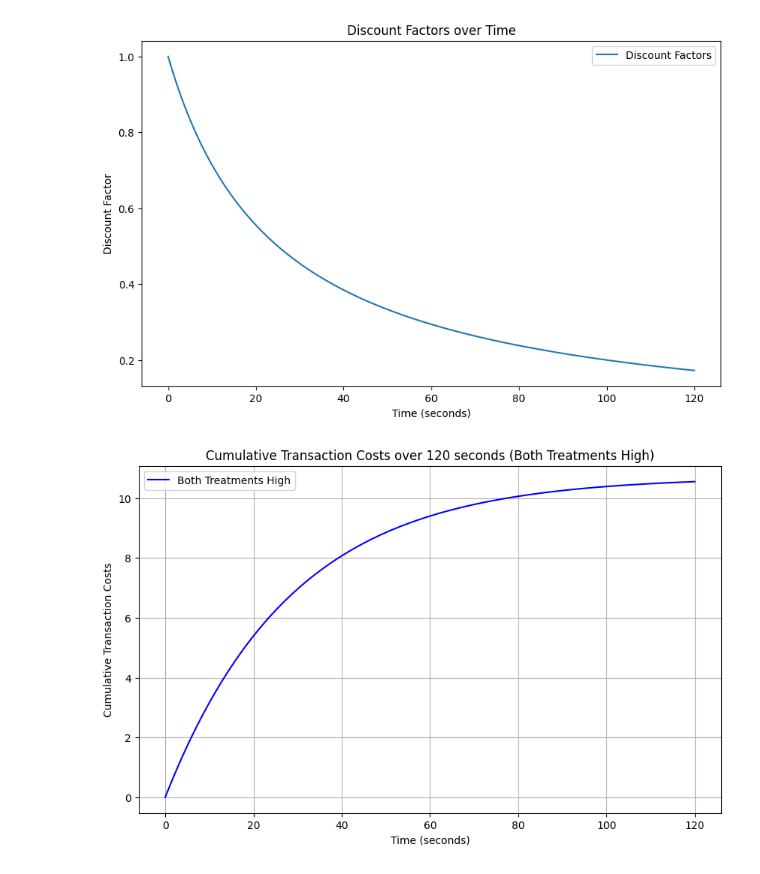
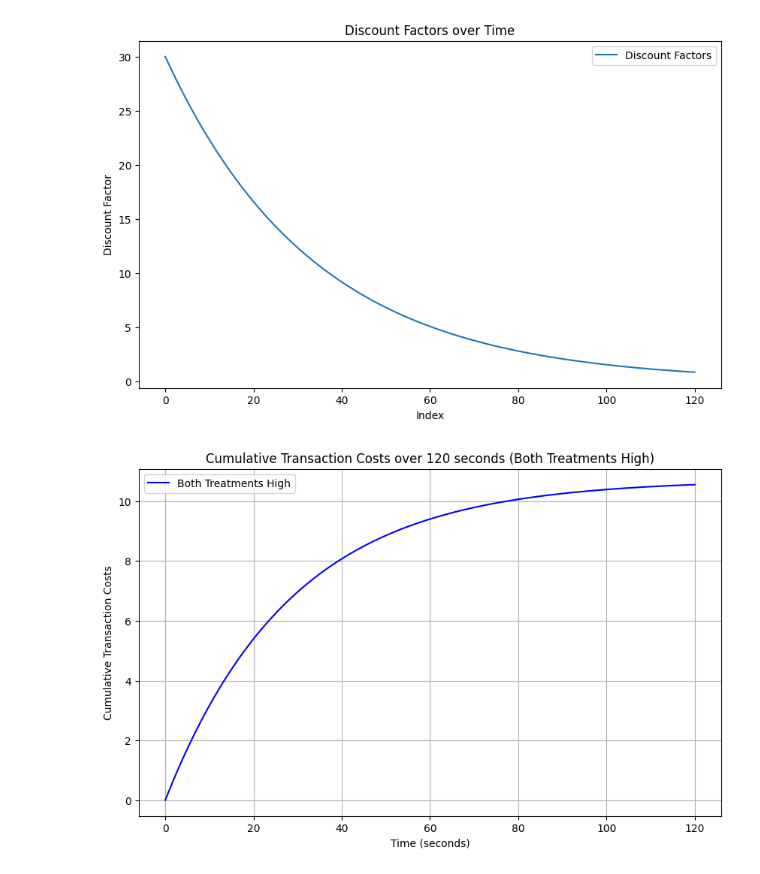
Before and after one commit to NicolasRoever/bargaining_experiment, a Jupyter notebook: sandbox.ipynb, the cells around one changed output. Cells and saved outputs as stored; diff of their text form; code cells hidden in the pictures.

Commit message:
Adjust payoffs with discount factor.

```diff
--- a/sandbox.ipynb
+++ b/sandbox.ipynb
@@ -15,25 +15,29 @@ def calculate_discount_factors_for_shrinking_pie(delay_treatment_high: bool, tot
         List[float]: A list of discount factors for each second of the bargaining period.
     """
 
-    discount_rate = 0.04 if delay_treatment_high else 0.01
+    discount_rate = 0.03 if delay_treatment_high else 0.01
 
     time_values = np.arange(0, total_bargaining_time + 1)
 
-    discount_factors = 1 / (1 + discount_rate * time_values)
+    discount_factors = 1 / (1 + discount_rate)**time_values
 
-    return discount_factors
+    return discount_factors.tolist()
+# %%
+# Plot the discount factors for t = 0 to 120
+discount_factors = calculate_discount_factors_for_shrinking_pie(delay_treatment_high=True, total_bargaining_time=120)
+# %%
+# Print the list of discount factors, but every element multiplied by 30
+plotting_values = [factor * 30 for factor in discount_factors]
 # %%
-# Plot the discount factors for t = 0 to 120
-discount_factors = calculate_discount_factors(delay_treatment_high=True, total_bargaining_time=120)
 plt.figure(figsize=(10, 6))
-plt.plot(discount_factors, label='Discount Factors')
-plt.xlabel('Time (seconds)')
+plt.plot(range(len(plotting_values)), plotting_values, label='Discount Factors')  # Use range(len(plotting_values)) for x-axis
+plt.xlabel('Index')
 plt.ylabel('Discount Factor')
 plt.title('Discount Factors over Time')
 plt.legend()
 plt.show()
 # %% [output]
-[figure, old version]
+[figure, new version]
 # %%
 def cumulative_transaction_cost_function(time: float, cost_factor: float, decay_factor: float) -> float:
     """This function spells out the cumulative transaction cost function dependent on time"""
```
Also changed, not shown: 2 other files.
